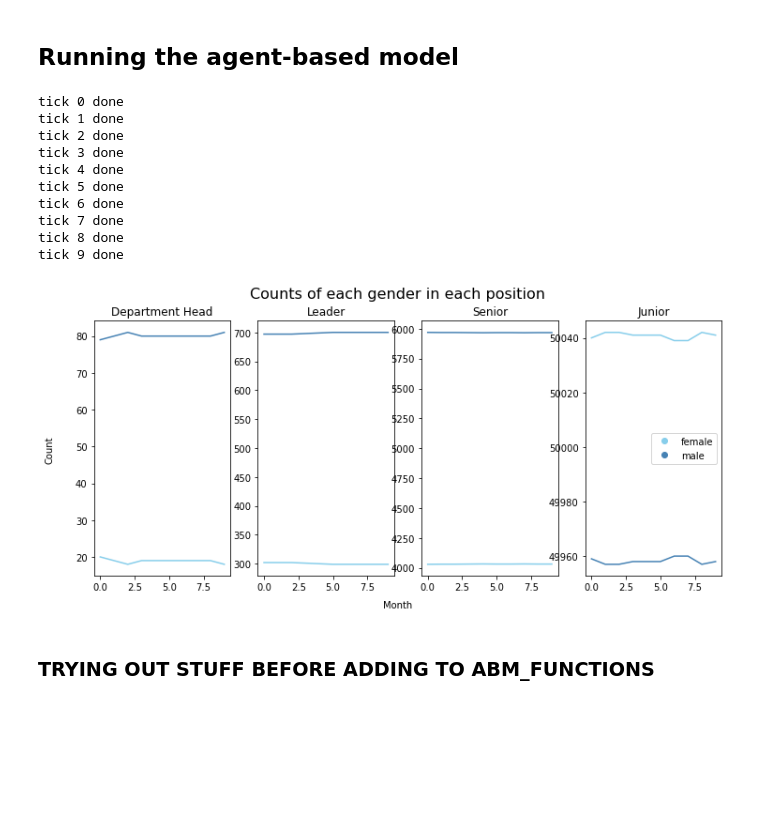
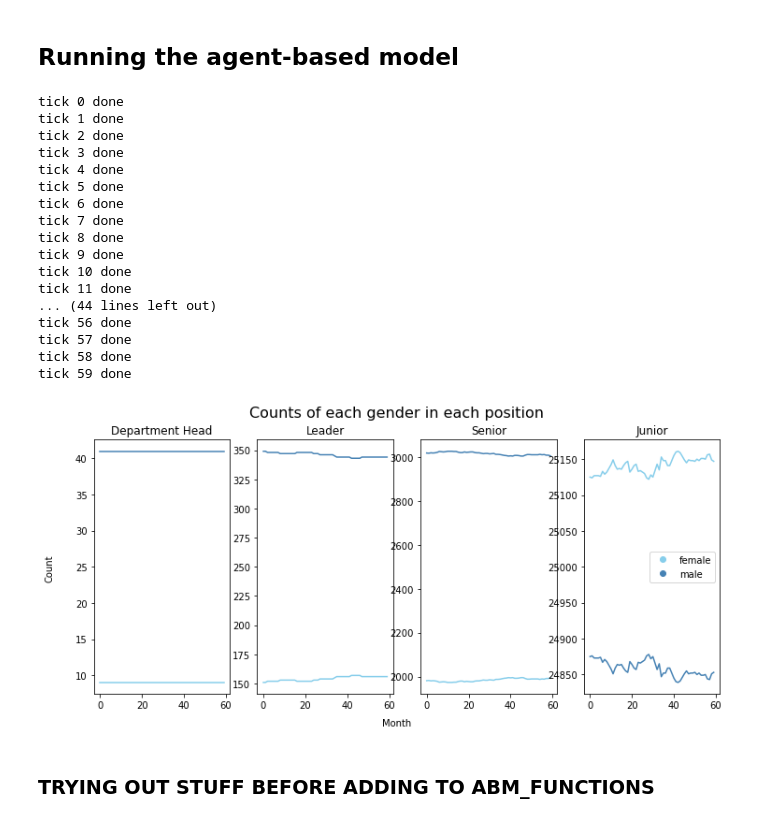
Before and after one commit to laurabpaulsen/agentbased_modelling, a Jupyter notebook: ABM.ipynb, the cells around one changed output. Drawn from its saved outputs; the diff is of its cells as text; code cells hidden in the pictures; blank space fills up the shorter version.

```diff
--- a/ABM.ipynb
+++ b/ABM.ipynb
@@ -10,49 +10,60 @@ import pandas as pd
 #### Setting up parameters
 # %%
 company_titles = ['Department Head', 'Leader', 'Senior', 'Junior'] # job titles for agents in company
-n = 100
+n = 50
 titles_n = [n, n*10, n*100, n*1000] # number of agents in each job title
-
 # weights for generating agents (populating company + new agents at the lowest level)
+# possibly create a function for this?
 weights = {
     'Department Head':{
         'weights': [0.8, 0.2], # first weight is male, second is female
         'age': random.gauss(50, 8),
-        'senority': random.gauss(5, 3)},
+        'senority': random.gauss(5, 3),
+        'fire': [0.001, 1]}, # first is true, second is false
     'Leader':{
         'weights': [0.7, 0.3],
         'age': random.gauss(40, 6),
-        'senority': random.gauss(5, 3)},
+        'senority': random.gauss(5, 3),
+        'fire': [0.001, 1]},
     'Senior':{
         'weights': [0.6, 0.4],
         'age': random.gauss(35, 6),
-        'senority': random.gauss(4, 1)},
+        'senority': random.gauss(4, 1),
+        'fire': [0.001, 1]},
     'Junior':{
         'weights': None, # equally likely for agents to be male or female
         'age': random.gauss(30, 6),
-        'senority':random.gauss(3, 1) }
+        'senority':random.gauss(3, 1),
+        'fire': [0.001, 1]}
     }
 # %% [markdown]
 ## Running the agent-based model
 # %%
-run_abm(months = 10,
+run_abm(months = 60,
         save_path='data/data.csv', # the path for saving the data
         company_titles = company_titles, # the job titles in the company
         titles_n = titles_n, # the number of employees with each of the titles
         weights = weights,
         plot_each_tick = False)
 # %% [output]
 tick 0 done
 tick 1 done
 tick 2 done
 tick 3 done
 tick 4 done
 tick 5 done
 tick 6 done
 tick 7 done
 tick 8 done
 tick 9 done
+tick 10 done
+tick 11 done
+... (44 lines left out)
+tick 56 done
+tick 57 done
+tick 58 done
+tick 59 done
-[figure, old version]
+[figure, new version]
 # %% [markdown]
 ### TRYING OUT STUFF BEFORE ADDING TO ABM_FUNCTIONS
 # %%
```
Also changed, not shown: parts of 3 cells of this notebook, 2 other files.
